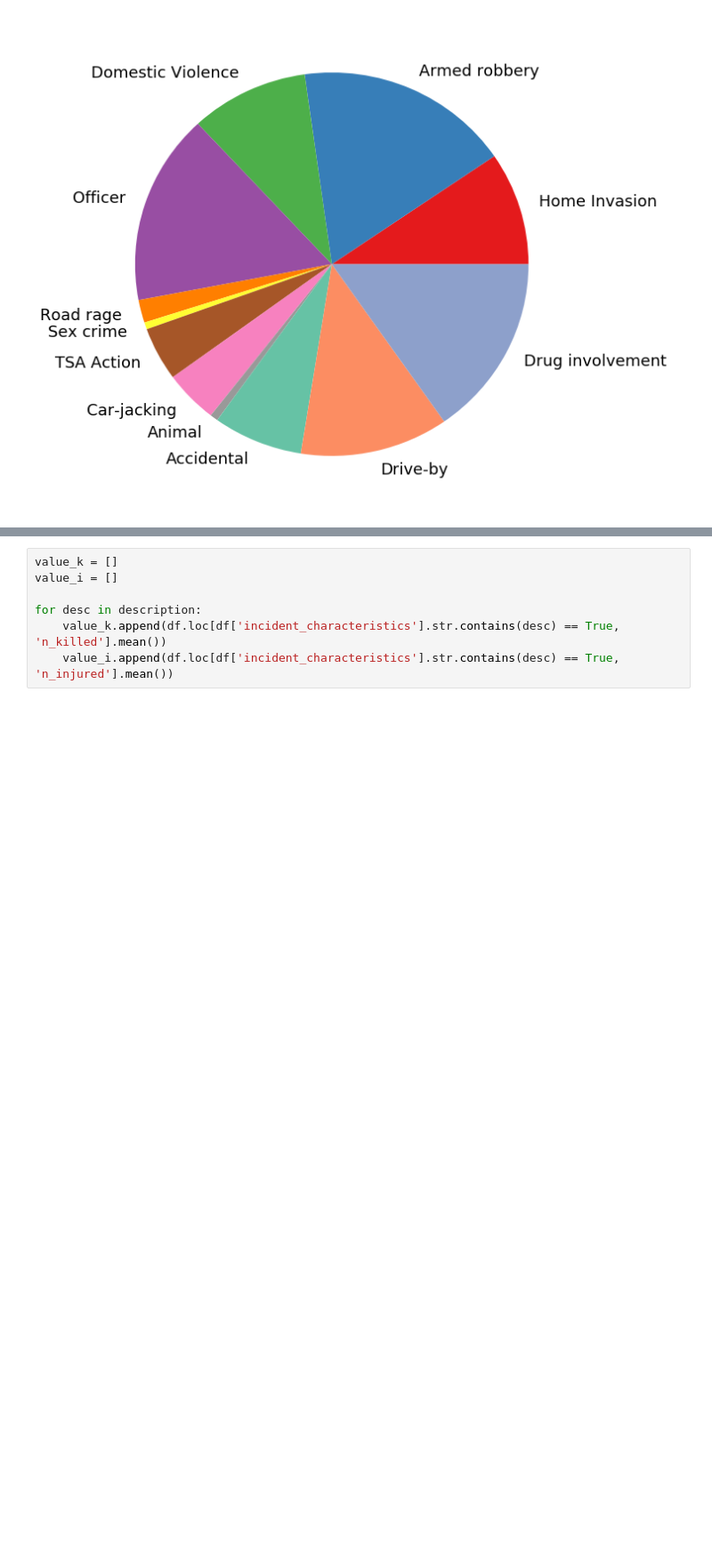
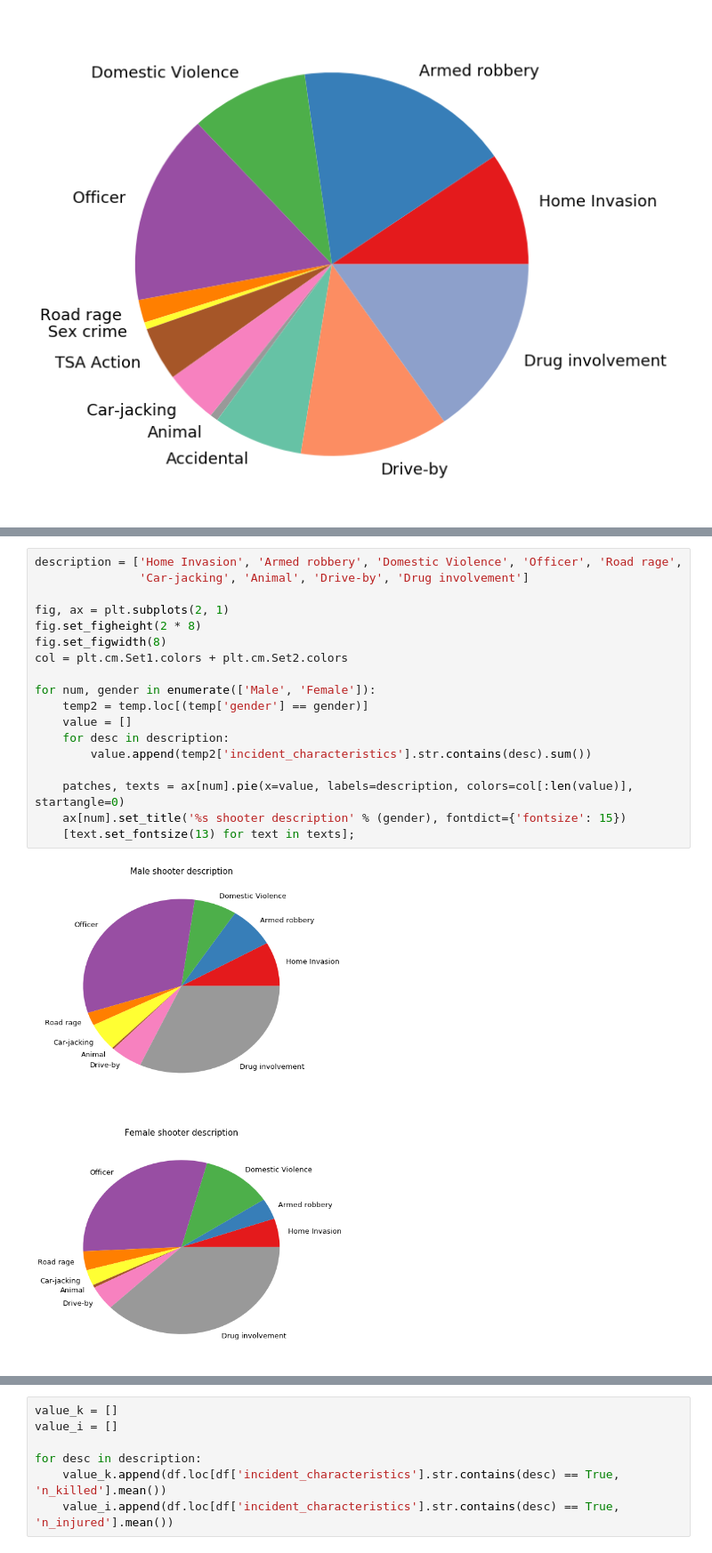
Before and after one commit to belkasanek/eda-gun-violence, a Jupyter notebook: gun_violence_eda.ipynb, the cells around one changed output, grey strips where cells are left out. Shown at 89% size. Saved outputs shown, nothing was run; the diff lists cells and outputs as text; blank space fills up the shorter version.

```diff
--- a/gun_violence_eda.ipynb
+++ b/gun_violence_eda.ipynb
@@ -335,0 +349,20 @@ patches, texts = plt.pie(value, labels=description, colors=col[:len(value)])
+# %%
+description = ['Home Invasion', 'Armed robbery', 'Domestic Violence', 'Officer', 'Road rage',
+               'Car-jacking', 'Animal', 'Drive-by', 'Drug involvement']
+
+fig, ax = plt.subplots(2, 1)
+fig.set_figheight(2 * 8)
+fig.set_figwidth(8)
+col = plt.cm.Set1.colors + plt.cm.Set2.colors
+
+for num, gender in enumerate(['Male', 'Female']):
+    temp2 = temp.loc[(temp['gender'] == gender)]
+    value = []
+    for desc in description:
+        value.append(temp2['incident_characteristics'].str.contains(desc).sum())
+
+    patches, texts = ax[num].pie(x=value, labels=description, colors=col[:len(value)], startangle=0)
+    ax[num].set_title('%s shooter description' % (gender), fontdict={'fontsize': 15})
+    [text.set_fontsize(13) for text in texts];
+# %% [output]
+[figure, added]
```
Also changed, not shown: parts of 9 cells of this notebook.
